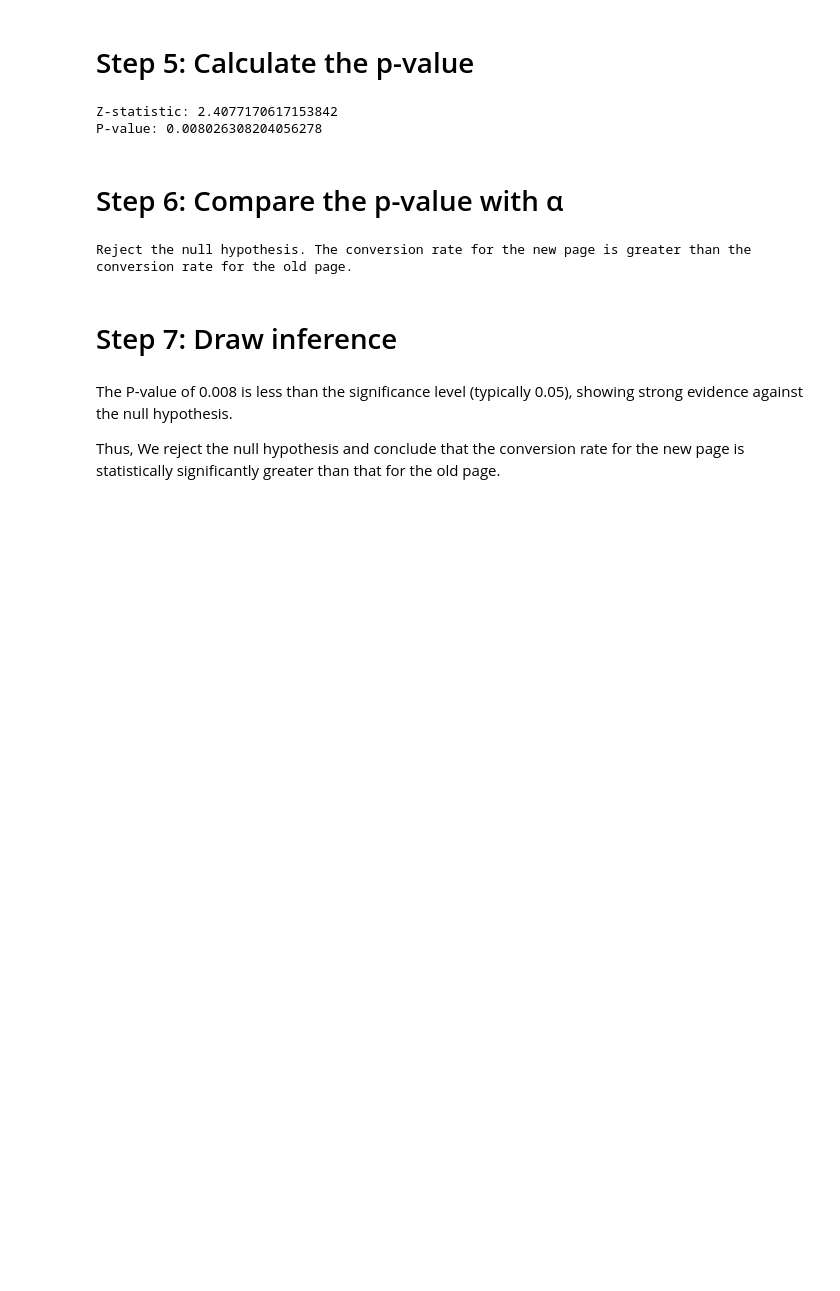
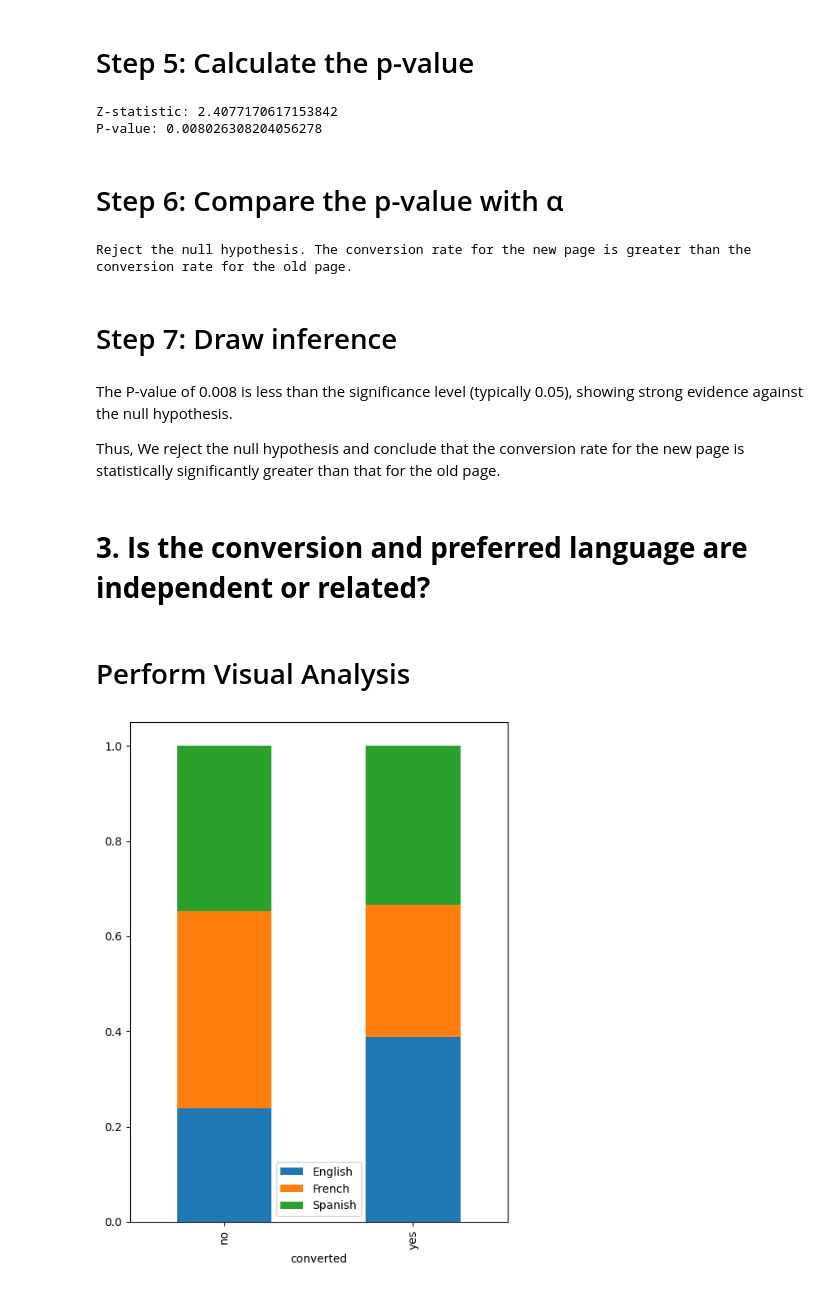
Before and after one commit to Mahal09/Python, a Jupyter notebook: Project_2_Enews.ipynb, the cells around one changed output. Drawn from its saved outputs; the diff is of its cells as text; code cells hidden in the pictures; blank space fills up the shorter version.

```diff
--- a/Project_2_Enews.ipynb
+++ b/Project_2_Enews.ipynb
@@ -514,3 +530,13 @@ Reject the null hypothesis. The conversion rate for the new page is greater than
 The P-value of 0.008 is less than the significance level (typically 0.05), showing strong evidence against the null hypothesis.
 
 Thus, We reject the null hypothesis and conclude that the conversion rate for the new page is statistically significantly greater than that for the old page.
+# %% [markdown]
+# **3. Is the conversion and preferred language are independent or related?**
+# %% [markdown]
+# Perform Visual Analysis
+# %%
+pd.crosstab(df['converted'],df['language_preferred'],normalize='index').plot(kind="bar", figsize=(6,8), stacked=True)
+plt.legend()
+plt.show()
+# %% [output]
+[figure, added]
```
Also changed, not shown: parts of 55 cells of this notebook.
